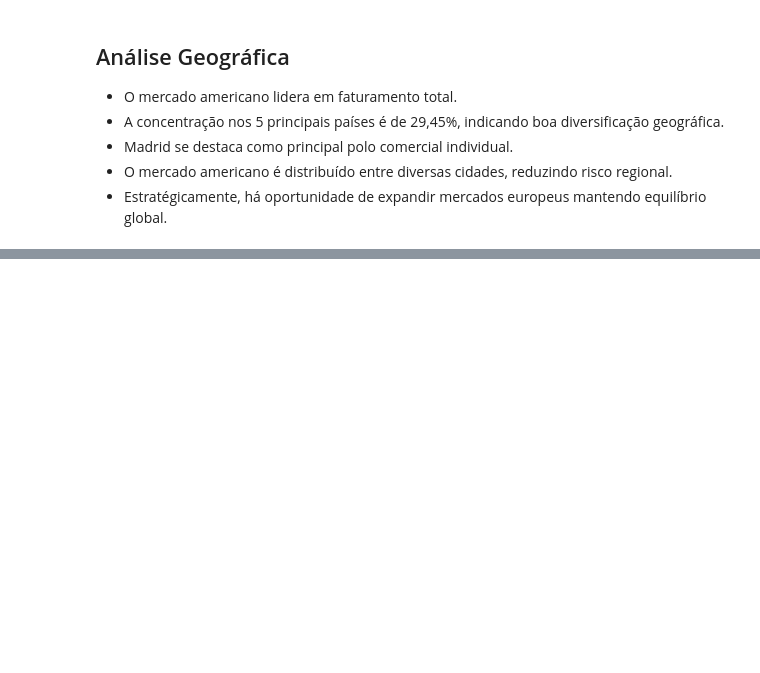
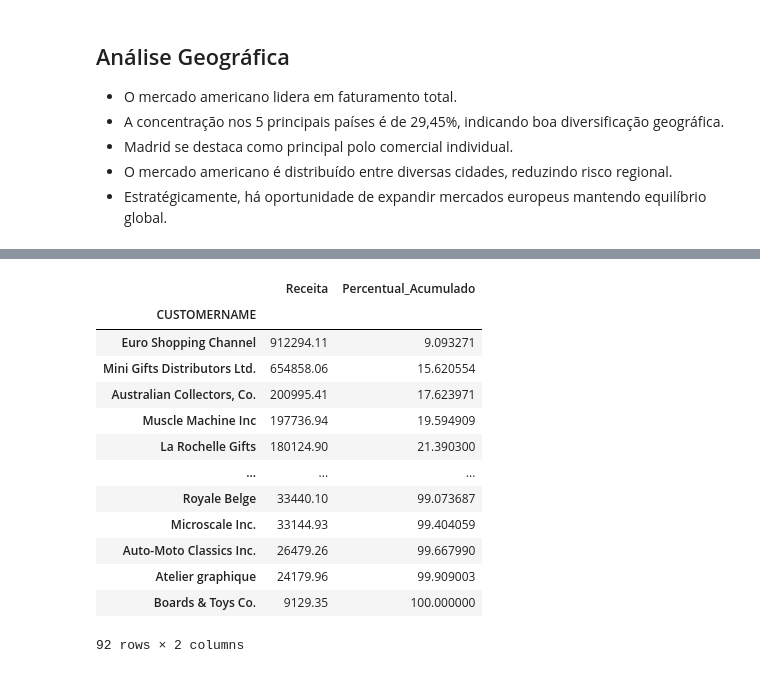
Before and after one commit to Jorge-print/data-portfolio-jorge, a Jupyter notebook: vendas/notebooks/analise_vendas.ipynb, the cells around one changed output, grey strips where cells are left out. Saved outputs shown, nothing was run; the diff lists cells and outputs as text; code cells hidden in the pictures; blank space fills up the shorter version.

```diff
--- a/vendas/notebooks/analise_vendas.ipynb
+++ b/vendas/notebooks/analise_vendas.ipynb
@@ -386,0 +409,27 @@ Name: SALES, dtype: float64
+# %%
+#Percentual acumulado dos clientes
+
+receita_acumulada = receita_cliente.cumsum()
+percentual_acumulado = receita_acumulada / receita_cliente.sum() * 100
+
+pareto_df = pd.DataFrame({
+    "Receita": receita_cliente,
+    "Percentual_Acumulado": percentual_acumulado
+})
+
+pareto_df.head(92)
+# %% [output]
+|  | Receita | Percentual_Acumulado |
+| CUSTOMERNAME |  |  |
+| Euro Shopping Channel | 912294.11 | 9.093271 |
+| Mini Gifts Distributors Ltd. | 654858.06 | 15.620554 |
+| Australian Collectors, Co. | 200995.41 | 17.623971 |
+| Muscle Machine Inc | 197736.94 | 19.594909 |
+| La Rochelle Gifts | 180124.90 | 21.390300 |
+| ... | ... | ... |
+| Royale Belge | 33440.10 | 99.073687 |
+| Microscale Inc. | 33144.93 | 99.404059 |
+| Auto-Moto Classics Inc. | 26479.26 | 99.667990 |
+| Atelier graphique | 24179.96 | 99.909003 |
+| Boards & Toys Co. | 9129.35 | 100.000000 |
+92 rows × 2 columns
```
Also changed, not shown: parts of 4 cells of this notebook.
